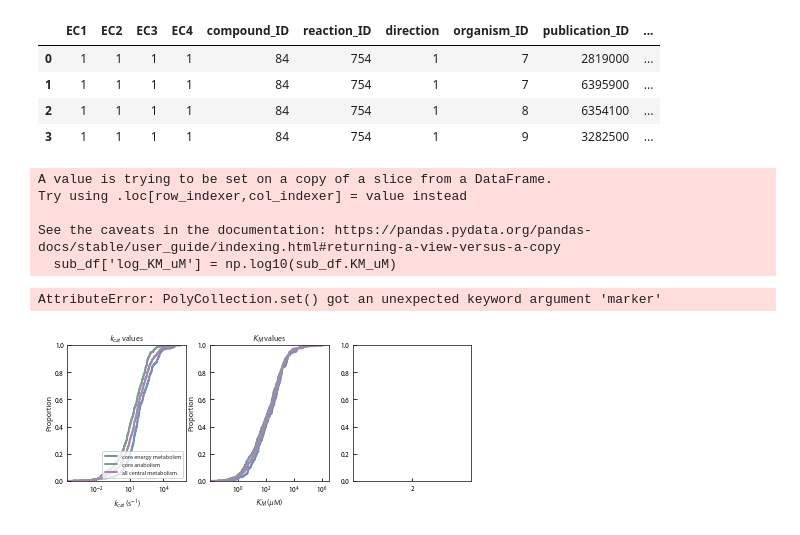
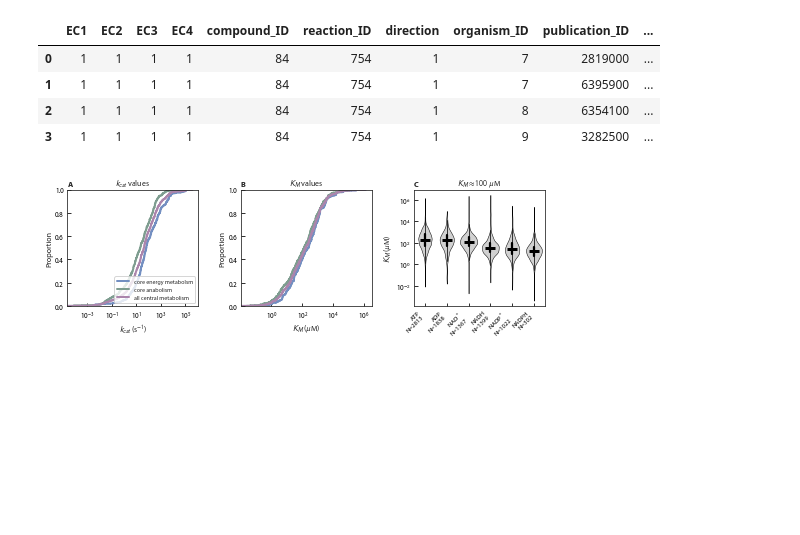
Before and after one commit to flamholz/redox-proteome, a Jupyter notebook: notebooks/Fig1_2.ipynb, the cells around one changed output. Saved outputs shown, nothing was run; the diff lists cells and outputs as text; code cells hidden in the pictures; blank space fills up the shorter version.

Commit message:
minor fixes to match pandas version and some updated file formats

```diff
--- a/notebooks/Fig1_2.ipynb
+++ b/notebooks/Fig1_2.ipynb
@@ -377,18 +369,21 @@ flat_axs = axs.flatten(order='F')
 # Left panel: varying phi_red
 # Model can use ATP homeostasis to maximize growth
 plt.sca(axs[0,0])
-mask = var_phi_red_df['opt.max_phi_H_set'] == False
-max_idx = var_phi_red_df.lambda_hr.idxmax()
-plt.plot(var_phi_red_df.reduction_phi, var_phi_red_df.lambda_hr, color='grey')
-plt.scatter(var_phi_red_df.reduction_phi[max_idx], var_phi_red_df.lambda_hr[max_idx],
+# File was made with variable S4 -- use default value of 1 ATP/e-
+mask = var_phi_red_df.S4 == 1.0
+masked_phi_red_df = var_phi_red_df[mask]
+
+max_idx = masked_phi_red_df.lambda_hr.idxmax()
+plt.plot(masked_phi_red_df.reduction_phi, masked_phi_red_df.lambda_hr, color='grey')
+plt.scatter(masked_phi_red_df.reduction_phi[max_idx], masked_phi_red_df.lambda_hr[max_idx],
             color=colors['blue'], marker='*', zorder=10, s=50, edgecolor='k', lw=0.5)
-plt.axvline(var_phi_red_df.reduction_phi[max_idx], color=colors['blue'], ls='--', lw=1)
+plt.axvline(masked_phi_red_df.reduction_phi[max_idx], color=colors['blue'], ls='--', lw=1)
 plt.ylabel(r'growth rate, $\lambda$ (hr$^{-1}$)')
 plt.title('varying reduction\nC mass-fraction, $\phi_{red}$')
 plt.sca(axs[1,0])
-plt.plot(var_phi_red_df.reduction_phi, var_phi_red_df.reduction_flux*3.6e6,
+plt.plot(masked_phi_red_df.reduction_phi, masked_phi_red_df.reduction_flux*3.6e6,
          color='grey')
-plt.axvline(var_phi_red_df.reduction_phi[max_idx], color=colors['blue'], ls='--', lw=1)
+plt.axvline(masked_phi_red_df.reduction_phi[max_idx], color=colors['blue'], ls='--', lw=1)
 plt.ylabel(r'reduction flux, $J_{red}$ (mmol gC$^{-1}$ hr$^{-1}$)')
 plt.xlabel('reduction\nC mass fraction, $\phi_{red}$')
 
@@ -563,41 +558,37 @@ cpds = {
     5: 'NADPH',
 }
 cpd_order = list(cpds.keys())
-sub_df = enz_data[enz_data.compound_ID.isin(cpds.keys())]
+sub_df = enz_data[enz_data.compound_ID.isin(cpds.keys())].copy()
 sub_df['log_KM_uM'] = np.log10(sub_df.KM_uM)
 counts = sub_df.groupby('compound_ID').agg({'KM_uM':'count'}).values.T[0].tolist()
 medians = sub_df.groupby('compound_ID').agg({'KM_uM':'median', 'log_KM_uM':'median'})
 
 @FuncFormatter
 def my_formatter(x, pos):
      return r"10$^{{{0:0.0f}}}$".format(x)
 
 greys = sns.color_palette('Greys', 6)
-sns.violinplot(data=sub_df, x='compound_ID', y='log_KM_uM', marker='d', s=4, order=cpd_order, color=greys[1], edgecolor='k', linewidth=0.5, jitter=0.3)
-sns.stripplot(data=medians, x=medians.index, y='log_KM_uM', marker='_', s=10, order=cpd_order, color='k', linewidth=3, jitter=0)
+sns.violinplot(data=sub_df, x='compound_ID', y='log_KM_uM',
+               order=cpd_order, color=greys[1], edgecolor='k', linewidth=0.5)
+sns.stripplot(data=medians, x=medians.index, y='log_KM_uM', marker='_', s=10,
+              order=cpd_order, color='k', linewidth=3, jitter=0)
 
 xs = np.arange(6)
 labels = [cpds[i] for i in cpd_order]
 labels = ['{0}\nN={1}'.format(l, n) for l,n in zip(labels, counts)]
 plt.xticks(xs, labels, fontsize=6.5, rotation=45, ha='right')
 plt.xlabel('')
 plt.ylabel('$K_M$ ($\mu$M)')
 plt.gca().yaxis.set_major_formatter(my_formatter)
 
 plt.title('$K_M \\approx 100$ $\\mu$M')
 
 for label, ax in zip("ABCDEFGH", flat_axs):
     plt.sca(ax)
     plt.title(label, loc='left', fontweight='bold')
 
 plt.tight_layout()
 plt.savefig('../output/FigSX_enzyme_kinetics.png', facecolor='white', bbox_inches='tight', dpi=300)
 plt.show()
 # %% [output]
-A value is trying to be set on a copy of a slice from a DataFrame.
-Try using .loc[row_indexer,col_indexer] = value instead
-
-See the caveats in the documentation: https://pandas.pydata.org/pandas-docs/stable/user_guide/indexing.html#returning-a-view-versus-a-copy
-  sub_df['log_KM_uM'] = np.log10(sub_df.KM_uM)
-AttributeError: PolyCollection.set() got an unexpected keyword argument 'marker'
-[figure, old version]
+[figure, new version]
```
Also changed, not shown: parts of 2 cells of this notebook, 1 other file.
